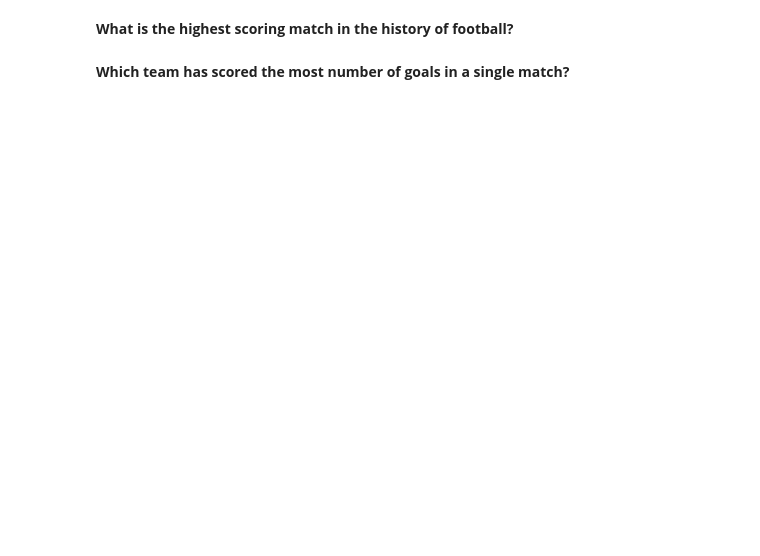
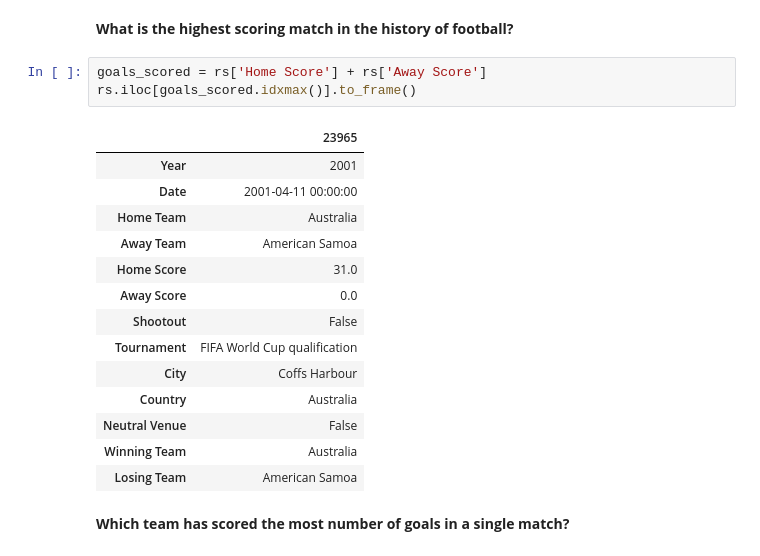
Before and after one commit to hamza-shakir/international-football-dashboard, a Jupyter notebook: home-advantage-in-football.ipynb, the cells around one changed output. Saved outputs shown, nothing was run; the diff lists cells and outputs as text; blank space fills up the shorter version.

```diff
--- a/home-advantage-in-football.ipynb
+++ b/home-advantage-in-football.ipynb
@@ -388,4 +450,22 @@ In the above graphs we can see how the number of goals scored is fluctuating ove
 # %% [markdown]
 **What is the highest scoring match in the history of football?**
+# %%
+goals_scored = rs['Home Score'] + rs['Away Score']
+rs.iloc[goals_scored.idxmax()].to_frame()
+# %% [output]
+|  | 23965 |
+| Year | 2001 |
+| Date | 2001-04-11 00:00:00 |
+| Home Team | Australia |
+| Away Team | American Samoa |
+| Home Score | 31.0 |
+| Away Score | 0.0 |
+| Shootout | False |
+| Tournament | FIFA World Cup qualification |
+| City | Coffs Harbour |
+| Country | Australia |
+| Neutral Venue | False |
+| Winning Team | Australia |
+| Losing Team | American Samoa |
 # %% [markdown]
 **Which team has scored the most number of goals in a single match?**
```
Also changed, not shown: parts of 14 cells of this notebook.
